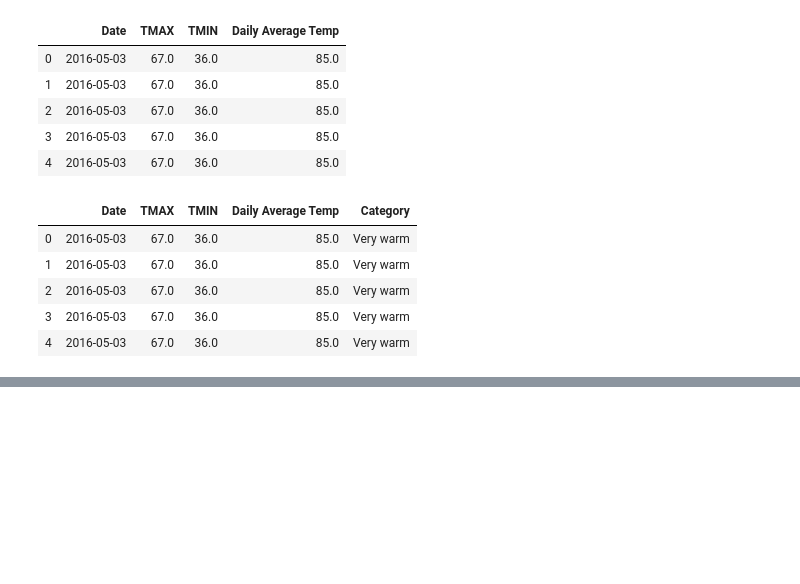
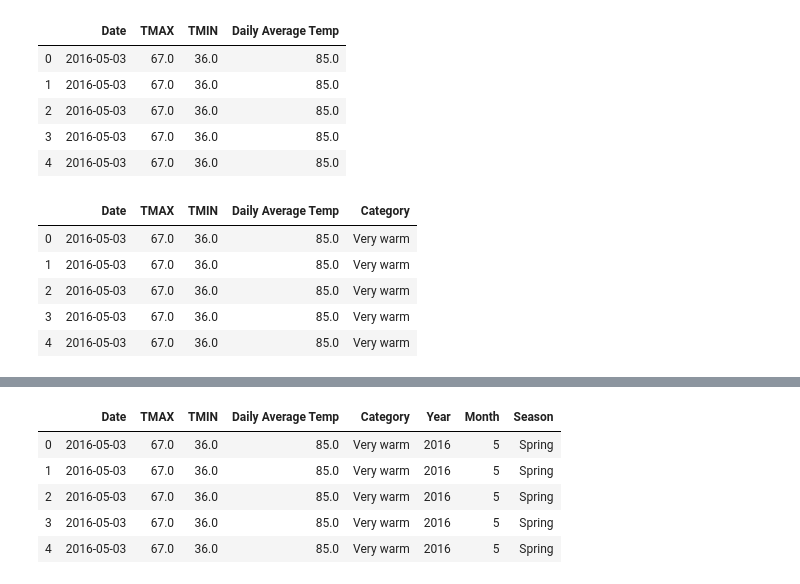
Before and after one commit to njameel632/row3, a Jupyter notebook: weather_crimes.ipynb, the cells around one changed output, grey strips where cells are left out. Cells and saved outputs as stored; diff of their text form; code cells hidden in the pictures; blank space fills up the shorter version.

Commit message:
added seasons

```diff
--- a/weather_crimes.ipynb
+++ b/weather_crimes.ipynb
@@ -251,3 +248,11 @@ avg_daily.head()
 #Winter: 11/24 to 3/21
 #Spring: 3/21 to 5/31
 #Summer: 06/01 to 8/31
+
+
+#adding year and month to average daily weather dataframe to create the season by month dataframe
+season_df = avg_daily.loc[:,["Date", "TMAX","TMIN","Daily Average Temp","Category"]]
+season_df['Year'] = pd.DatetimeIndex(season_df["Date"]).year
+season_df['Month'] = pd.DatetimeIndex(season_df["Date"]).month
+
+season_df.head()
@@ -253,0 +266,38 @@ avg_daily.head()
+# %%
+#create function to filter through data
+
+def I(row):
+
+    if row['Month'] <=3:
+
+        val = 'Winter'
+
+    elif row['Month'] <= 5:
+
+        val = 'Spring'
+
+    elif row['Month'] <= 8:
+
+        val = 'Summer'
+
+    elif row['Month'] <= 11:
+
+        val = 'Fall'
+
+    else:
+
+        val = 'Winter'
+
+    return val
+# %%
+#apply function & create new column for the return values
+
+season_df['Season'] = season_df.apply(I, axis=1)
+season_df.head()
+# %% [output]
+|  | Date | TMAX | TMIN | Daily Average Temp | Category | Year | Month | Season |
+| 0 | 2016-05-03 | 67.0 | 36.0 | 85.0 | Very warm | 2016 | 5 | Spring |
+| 1 | 2016-05-03 | 67.0 | 36.0 | 85.0 | Very warm | 2016 | 5 | Spring |
+| 2 | 2016-05-03 | 67.0 | 36.0 | 85.0 | Very warm | 2016 | 5 | Spring |
+| 3 | 2016-05-03 | 67.0 | 36.0 | 85.0 | Very warm | 2016 | 5 | Spring |
+| 4 | 2016-05-03 | 67.0 | 36.0 | 85.0 | Very warm | 2016 | 5 | Spring |
```
Also changed, not shown: parts of 2 cells of this notebook.
